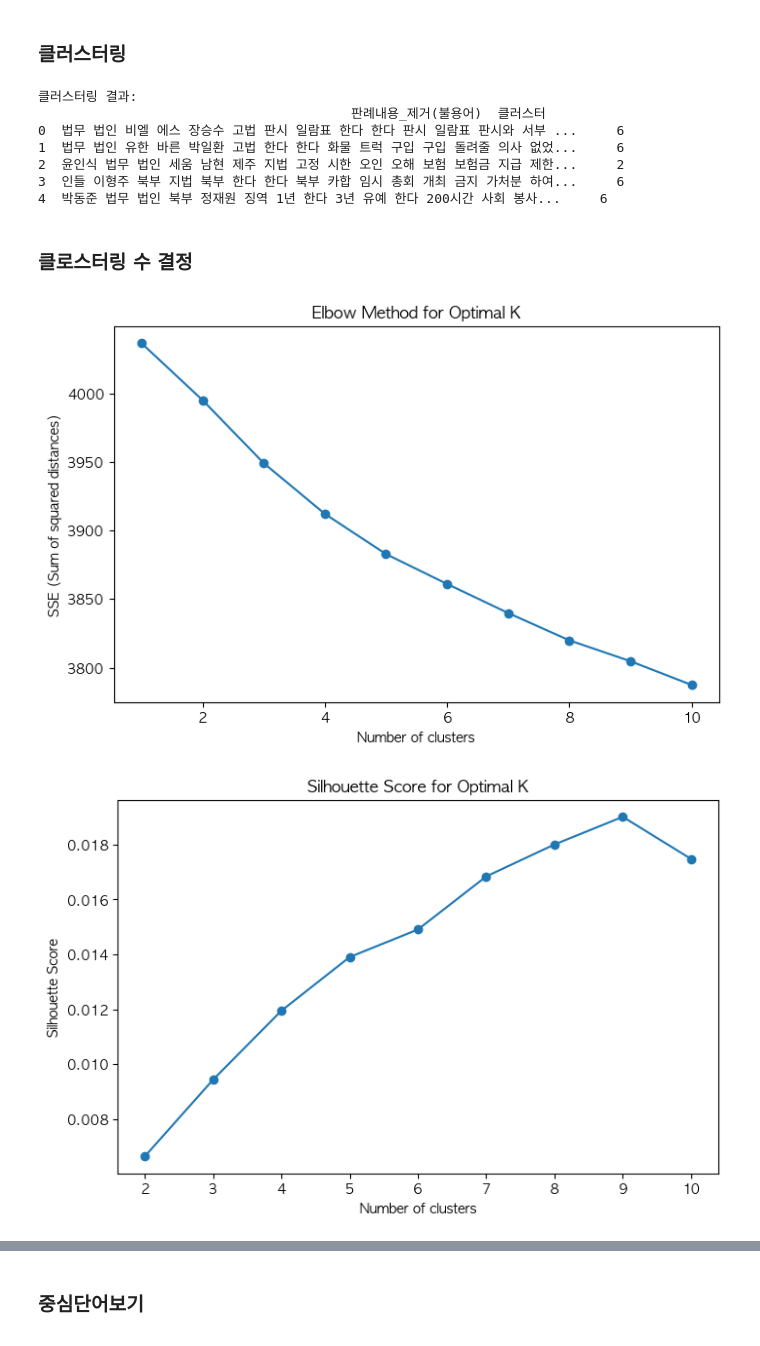
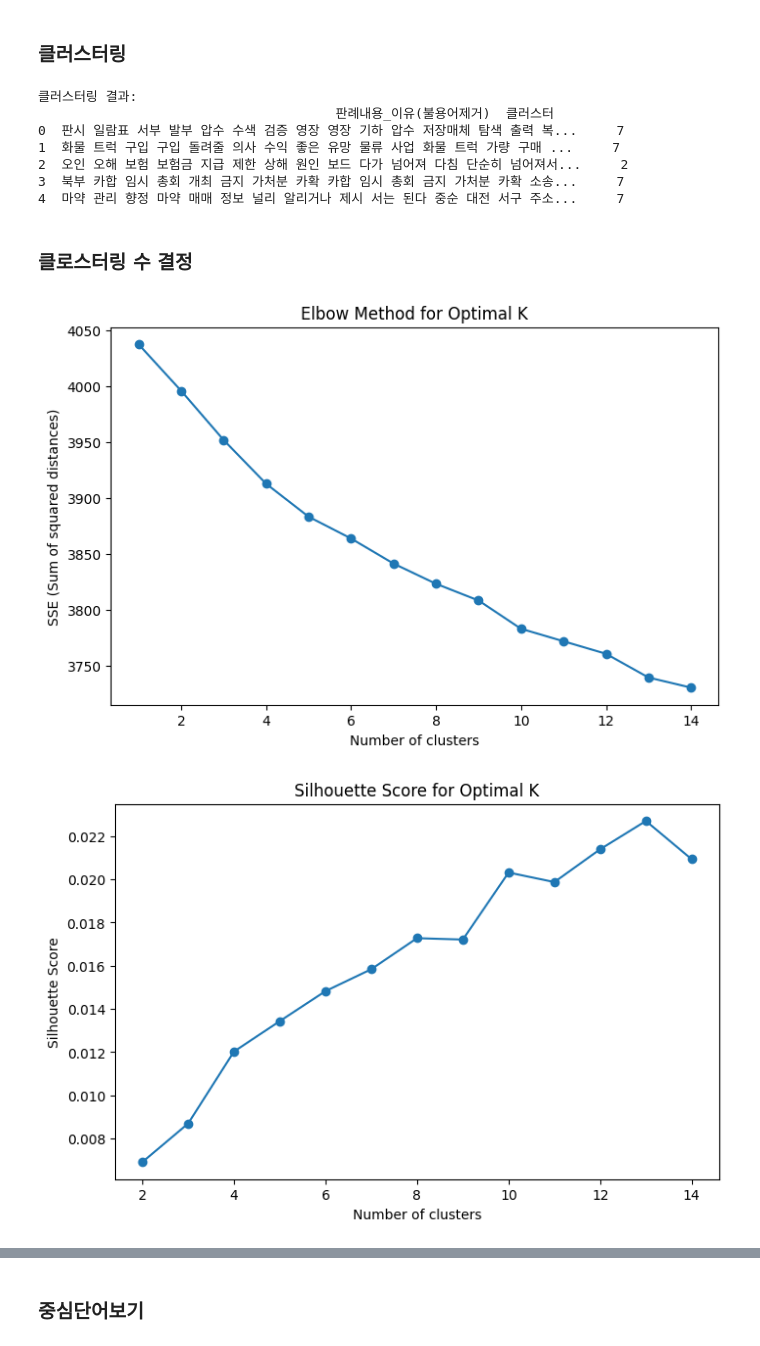
Before and after one commit to sesac-NoF/NoF, a Jupyter notebook: EDA_wordcloud_js.ipynb, the cells around one changed output, grey strips where cells are left out. Drawn from its saved outputs; the diff is of its cells as text; code cells hidden in the pictures.

```diff
--- a/EDA_js.ipynb
+++ b/EDA_wordcloud_js.ipynb
@@ -276,0 +301,3 @@ fraud_df.head()
+# %%
+# null값처리
+fraud_df['판례내용_이유'] = fraud_df['판례내용_이유'].fillna('').astype(str)
@@ -358,7 +438,9 @@ stopwords_pick = ['제', '호로', '등', '것', '항', '의', '금', '검사',
                   '사건', '담당', '변호사', '변호인', '변론', '종결', '소외','하기로',
                   '이를', '의하여', '받은', '있는','이고', '있고', '없는', '없으므로',
                   '살펴보면', '있어', '지는', '있다고', '에는', '라고', '인한',
-                  '의하면', '하게', '하였고', '아니한', '정당하고', '에도', '으로부터', '이라고']
+                  '의하면', '하게', '하였고', '아니한', '정당하고', '에도', '으로부터', '이라고',
+                  '하여','】【', '않으므로','이라','한다','하여','없었음에도','있는것인데','되였음',
+                  '하였으나','하였다고','하였다는','받아','되지','없다고','000','판시와']
 pattern = r'제\d+|\d호증|\d호'    # 정규 표현식 패턴
 
 with open(stopwords_path, 'r', encoding='utf-8') as f:
@@ -382,7 +464,7 @@ def remove_stopwrds(content):
     return ' '.join(filtered_words)    # 문자열로 반환
 
 # 불용어 제거 수행
-fraud_df['판례내용_제거(불용어)'] = fraud_df['판례내용'].apply(remove_stopwrds)
+fraud_df['판례내용_이유(불용어제거)'] = fraud_df['판례내용_이유'].apply(remove_stopwrds)
 
-print(fraud_df['판례내용_제거(불용어)'])
+print(fraud_df['판례내용_이유(불용어제거)'])
 # %% [output]
@@ -469,8 +607,8 @@ import numpy as np
 # TF-IDF 벡터라이저 설정
 vectorizer = TfidfVectorizer(max_features=10000, min_df=2, max_df=0.95)
 
-# 1. '판례내용_제거(불용어)' 열로 TF-IDF 벡터화
-tfidf_array = vectorizer.fit_transform(fraud_df['판례내용_제거(불용어)'])
+# 1. '판례내용_이유(불용어제거)' 열로 TF-IDF 벡터화
+tfidf_array = vectorizer.fit_transform(fraud_df['판례내용_이유(불용어제거)'])
 
 # 2. K-Means 클러스터링 설정
 num_clusters = 10  # 원하는 클러스터 개수 설정
@@ -484,38 +622,38 @@ fraud_df['클러스터'] = kmeans.labels_
 
 # 5. 클러스터링 결과 확인
 print("클러스터링 결과:")
-print(fraud_df[['판례내용_제거(불용어)', '클러스터']].head())
+print(fraud_df[['판례내용_이유(불용어제거)', '클러스터']].head())
 # %% [output]
 클러스터링 결과:
-                                        판례내용_제거(불용어)  클러스터
-0  법무 법인 비엘 에스 장승수 고법 판시 일람표 한다 한다 판시 일람표 판시와 서부 ...     6
-1  법무 법인 유한 바른 박일환 고법 한다 한다 화물 트럭 구입 구입 돌려줄 의사 없었...     6
-2  윤인식 법무 법인 세움 남현 제주 지법 고정 시한 오인 오해 보험 보험금 지급 제한...     2
-3  인들 이형주 북부 지법 북부 한다 한다 북부 카합 임시 총회 개최 금지 가처분 하여...     6
-4  박동준 법무 법인 북부 정재원 징역 1년 한다 3년 유예 한다 200시간 사회 봉사...     6
+                                      판례내용_이유(불용어제거)  클러스터
+0  판시 일람표 서부 발부 압수 수색 검증 영장 영장 기하 압수 저장매체 탐색 출력 복...     7
+1  화물 트럭 구입 구입 돌려줄 의사 수익 좋은 유망 물류 사업 화물 트럭 가량 구매 ...     7
+2  오인 오해 보험 보험금 지급 제한 상해 원인 보드 다가 넘어져 다침 단순히 넘어져서...     2
+3  북부 카합 임시 총회 개최 금지 가처분 카확 카합 임시 총회 금지 가처분 카확 소송...     7
+4  마약 관리 향정 마약 매매 정보 널리 알리거나 제시 서는 된다 중순 대전 서구 주소...     7
 # %% [markdown]
 ### 클로스터링 수 결정
 # %%
 import matplotlib.pyplot as plt
 from sklearn.cluster import KMeans
 
-cluster_range = range(1,11)
+cluster_range = range(1,15)
 sse = []
 
 for k in cluster_range:
     kmeans = KMeans(n_clusters=k, random_state=42, n_init=10)
     kmeans.fit(tfidf_array)
     sse.append(kmeans.inertia_)
 
 # 엘보우 그래프
 plt.figure(figsize=(8, 5))
 plt.plot(cluster_range, sse, marker='o')
 plt.title('Elbow Method for Optimal K')
 plt.xlabel('Number of clusters')
 plt.ylabel('SSE (Sum of squared distances)')
 plt.show()
 # %% [output]
-[figure, old version]
+[figure, new version]
 # %%
 # 2. 실루엣(Silhouette) 점수 코드
 # 실루엣 점수는 각 데이터 포인트가 얼마나 잘 속한 클러스터와 가까우며,
@@ -528,7 +666,7 @@ from sklearn.metrics import silhouette_score
 silhouette_scores = []
 
 # 각 클러스터 개수에 대해 K-Means 모델 학습 및 실루엣 점수 계산
-for k in range(2, 11):
+for k in range(2, 15):
     kmeans = KMeans(n_clusters=k, random_state=42, n_init=10)  # n_init 값을 명시적으로 10으로 설정
     clusters = kmeans.fit_predict(tfidf_array)
     silhouette_avg = silhouette_score(tfidf_array, clusters)
@@ -536,10 +674,10 @@ for k in range(2, 11):
 
 # 실루엣 점수 그래프 시각화
 plt.figure(figsize=(8, 5))
-plt.plot(range(2, 11), silhouette_scores, marker='o')
+plt.plot(range(2, 15), silhouette_scores, marker='o')
 plt.title('Silhouette Score for Optimal K')
 plt.xlabel('Number of clusters')
 plt.ylabel('Silhouette Score')
 plt.show()
 # %% [output]
-[figure, old version]
+[figure, new version]
```
Also changed, not shown: parts of 15 cells of this notebook, 2 other files.
